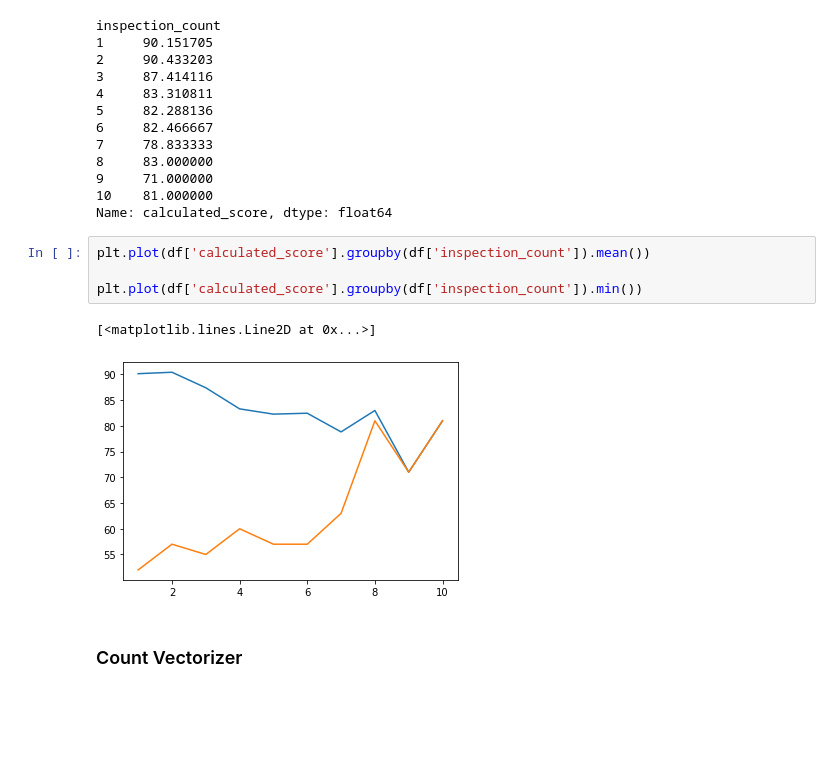
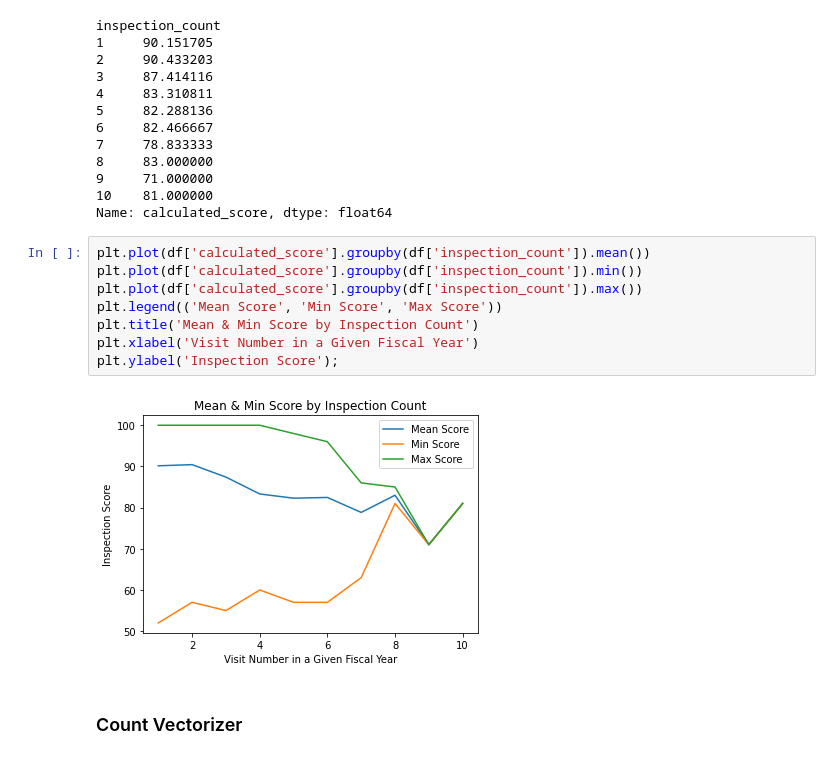
Before and after one commit to BLGreenspan/Capstone, a Jupyter notebook: Capstone Code.ipynb, the cells around one changed output. Drawn from its saved outputs; the diff is of its cells as text; blank space fills up the shorter version.

```diff
--- a/Capstone Code.ipynb
+++ b/Capstone Code.ipynb
@@ -389,11 +390,14 @@ inspection_count
 Name: calculated_score, dtype: float64
 # %%
 plt.plot(df['calculated_score'].groupby(df['inspection_count']).mean())
-
 plt.plot(df['calculated_score'].groupby(df['inspection_count']).min())
+plt.plot(df['calculated_score'].groupby(df['inspection_count']).max())
+plt.legend(('Mean Score', 'Min Score', 'Max Score'))
+plt.title('Mean & Min Score by Inspection Count')
+plt.xlabel('Visit Number in a Given Fiscal Year')
+plt.ylabel('Inspection Score');
 # %% [output]
-[<matplotlib.lines.Line2D at 0x...>]
-[figure, old version]
+[figure, new version]
 # %% [markdown]
 ### Count Vectorizer
 # %%
```
Also changed, not shown: parts of 3 cells of this notebook.
